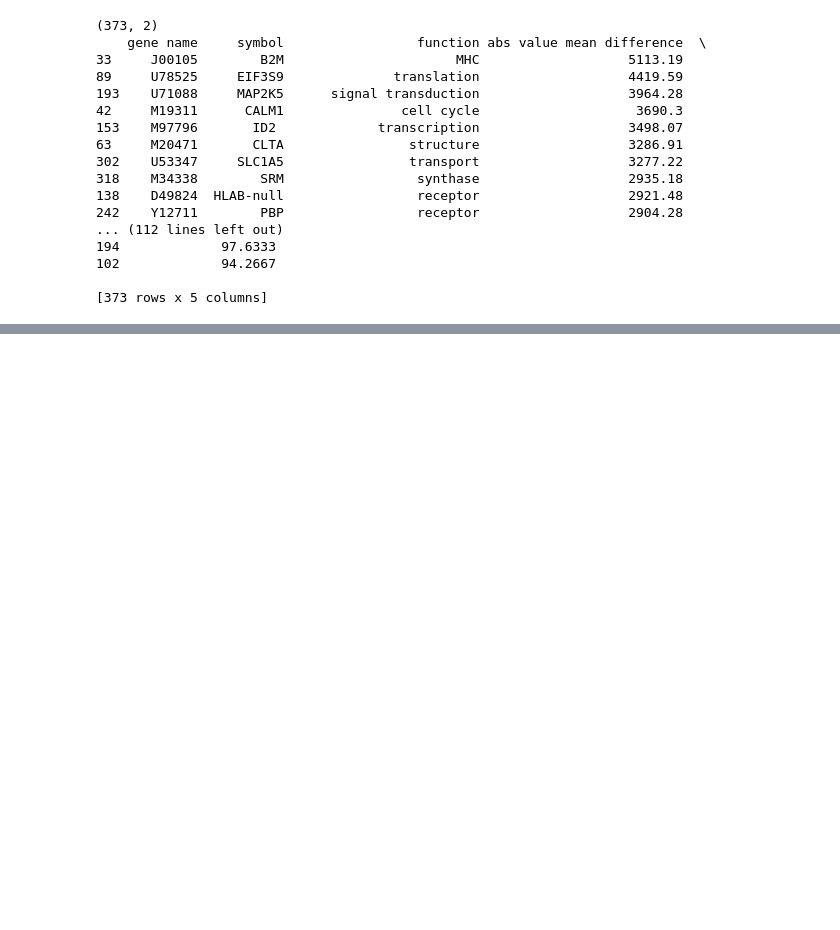
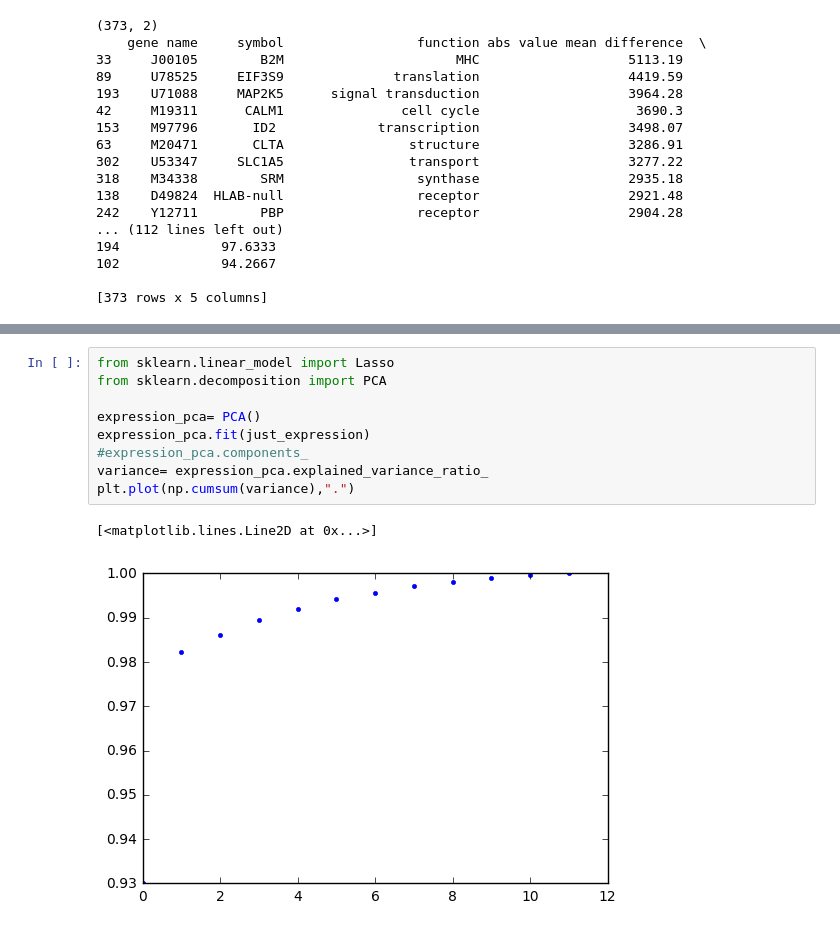
Before and after one commit to UW-Biol419-Wi2017/BRCA1-GENES_PROJECT, a Jupyter notebook: Jose code Biol 419 project.ipynb, the cells around one changed output, grey strips where cells are left out. Saved outputs shown, nothing was run; the diff lists cells and outputs as text; blank space fills up the shorter version.

```diff
--- a/Jose code Biol 419 project.ipynb
+++ b/Jose code Biol 419 project.ipynb
@@ -155,0 +157,12 @@ for i in np.unique(sorted_means.iloc[:,2]):
+# %%
+from sklearn.linear_model import Lasso
+from sklearn.decomposition import PCA
+
+expression_pca= PCA()
+expression_pca.fit(just_expression)
+#expression_pca.components_
+variance= expression_pca.explained_variance_ratio_
+plt.plot(np.cumsum(variance),".")
+# %% [output]
+[<matplotlib.lines.Line2D at 0x...>]
+[figure, added]
```
Also changed, not shown: parts of 13 cells of this notebook, 1 other file.
